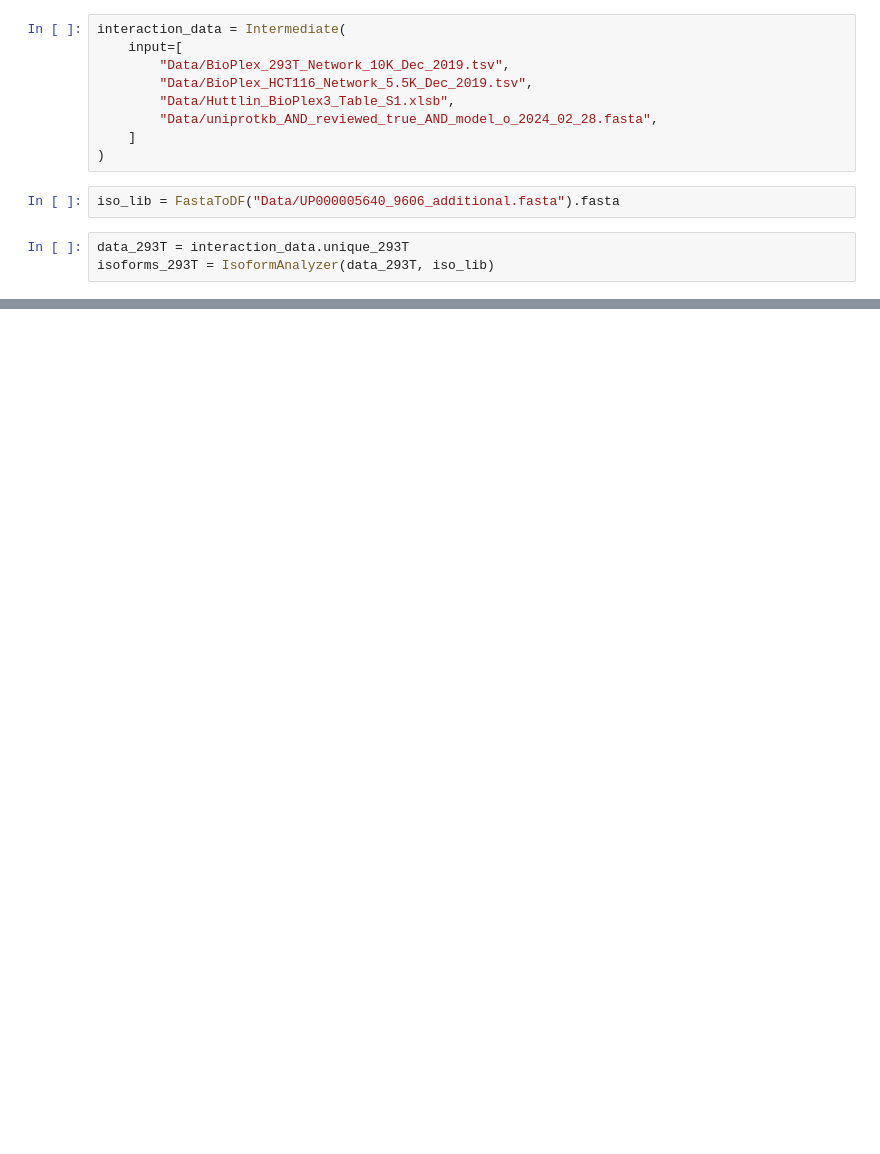
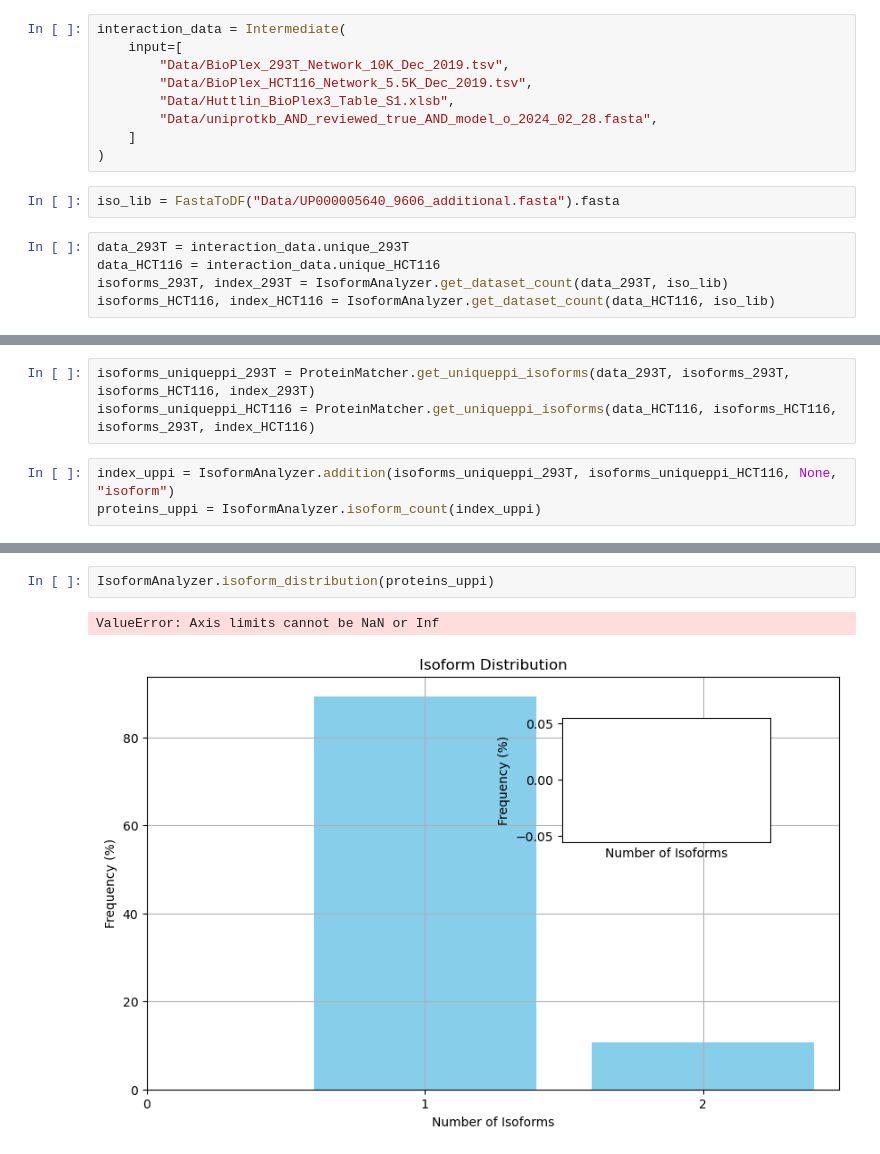
Before and after one commit to gabbe0419/Exploring-cell-interactome, a Jupyter notebook: awooga.ipynb, the cells around one changed output, grey strips where cells are left out. Cells and saved outputs as stored; diff of their text form; blank space fills up the shorter version.

```diff
--- a/awooga.ipynb
+++ b/awooga.ipynb
@@ -15,4 +16,6 @@ interaction_data = Intermediate(
 iso_lib = FastaToDF("Data/UP000005640_9606_additional.fasta").fasta
 # %%
 data_293T = interaction_data.unique_293T
-isoforms_293T = IsoformAnalyzer(data_293T, iso_lib)
+data_HCT116 = interaction_data.unique_HCT116
+isoforms_293T, index_293T = IsoformAnalyzer.get_dataset_count(data_293T, iso_lib)
+isoforms_HCT116, index_HCT116 = IsoformAnalyzer.get_dataset_count(data_HCT116, iso_lib)
@@ -22,0 +24,6 @@ isoforms_293T.isoform_distribution()
+# %%
+isoforms_uniqueppi_293T = ProteinMatcher.get_uniqueppi_isoforms(data_293T, isoforms_293T, isoforms_HCT116, index_293T)
+isoforms_uniqueppi_HCT116 = ProteinMatcher.get_uniqueppi_isoforms(data_HCT116, isoforms_HCT116, isoforms_293T, index_HCT116)
+# %%
+index_uppi = IsoformAnalyzer.addition(isoforms_uniqueppi_293T, isoforms_uniqueppi_HCT116, None, "isoform")
+proteins_uppi = IsoformAnalyzer.isoform_count(index_uppi)
@@ -22,0 +46,5 @@ isoforms_293T.isoform_distribution()
+# %%
+IsoformAnalyzer.isoform_distribution(proteins_uppi)
+# %% [output]
+ValueError: Axis limits cannot be NaN or Inf
+[figure, added]
```
Also changed, not shown: parts of 4 cells of this notebook, 3 other files.
